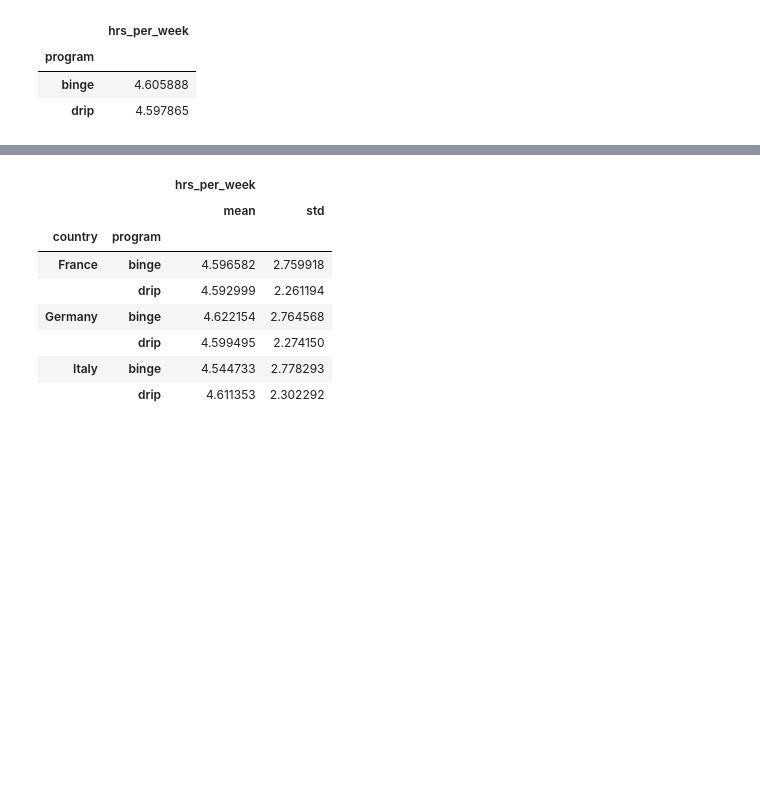
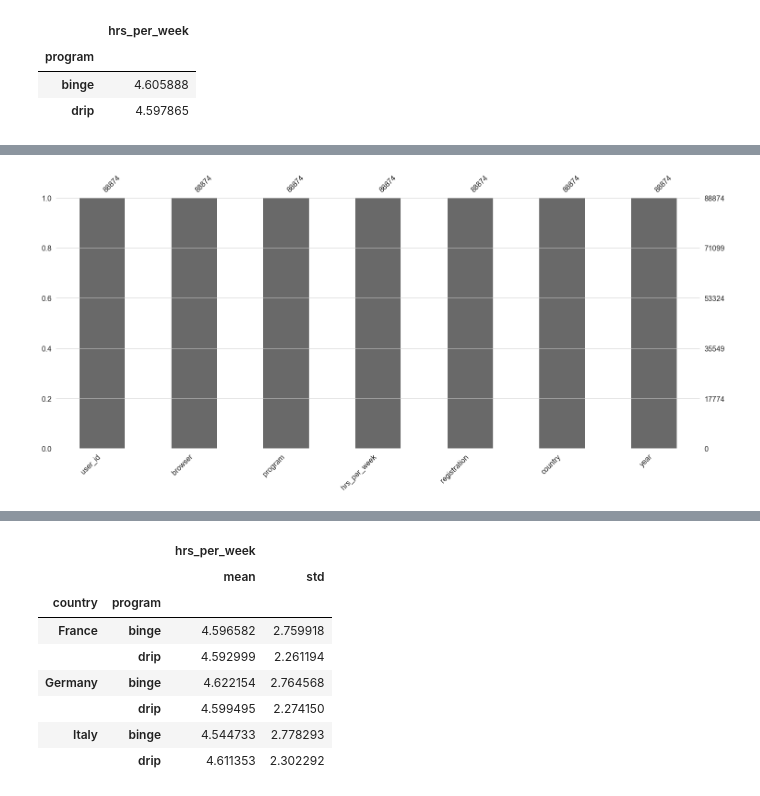
Before and after one commit to Wamuza1/Program_Evaluation, a Jupyter notebook: Program Evaluation Analysis.ipynb, the cells around one changed output, grey strips where cells are left out. Drawn from its saved outputs; the diff is of its cells as text; code cells hidden in the pictures; blank space fills up the shorter version.

```diff
--- a/Program Evaluation Analysis.ipynb
+++ b/Program Evaluation Analysis.ipynb
@@ -76,3 +101,8 @@ df['year'] = df.registration.dt.year
+# %%
+
+msno.bar(df);
+# %% [output]
+[figure, added]
 # %%
 # Checking engagement distribution for the entire sample (both programs)
 fig, ax = plt.subplots()
```
Also changed, not shown: parts of 53 cells of this notebook, 9 other files.
